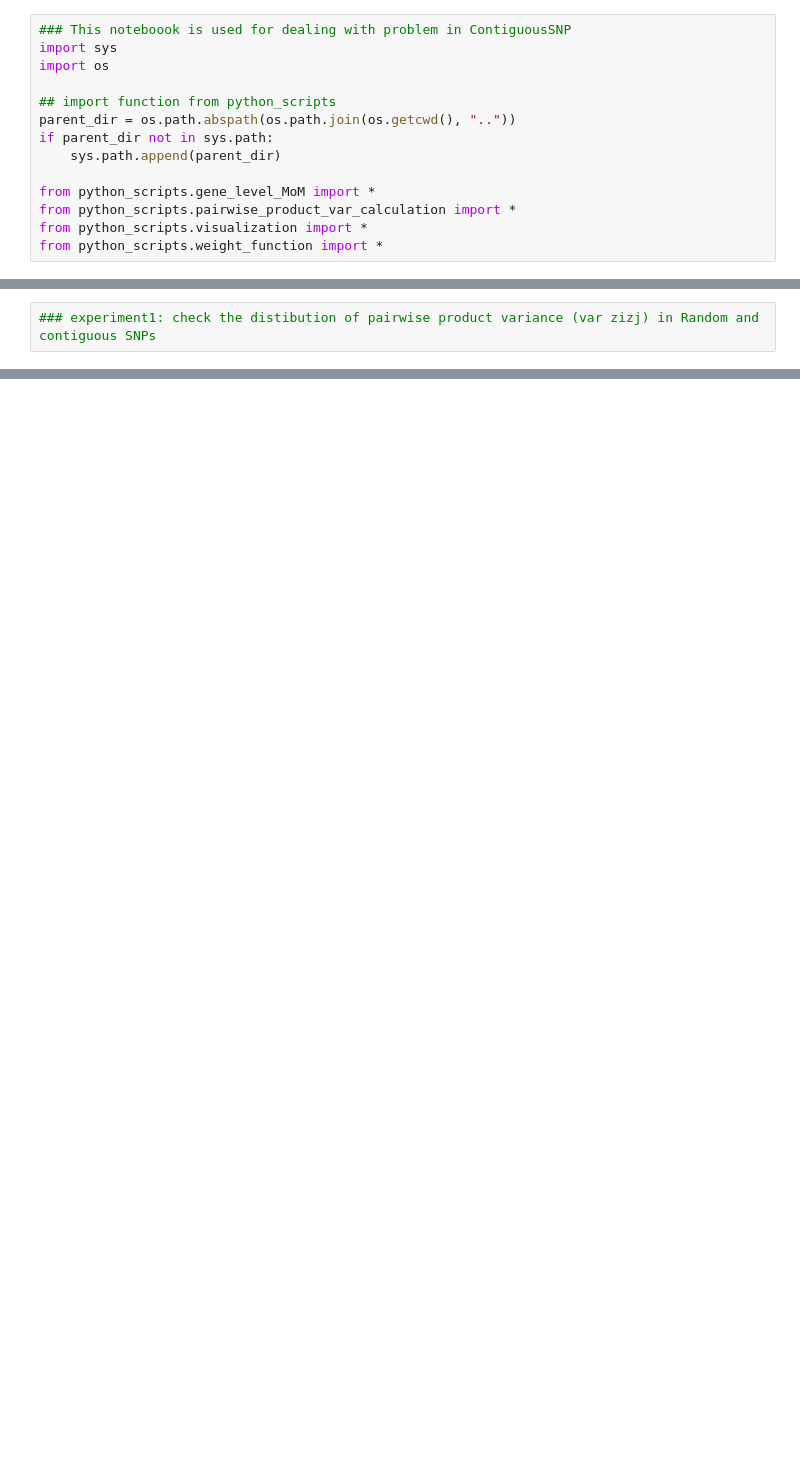
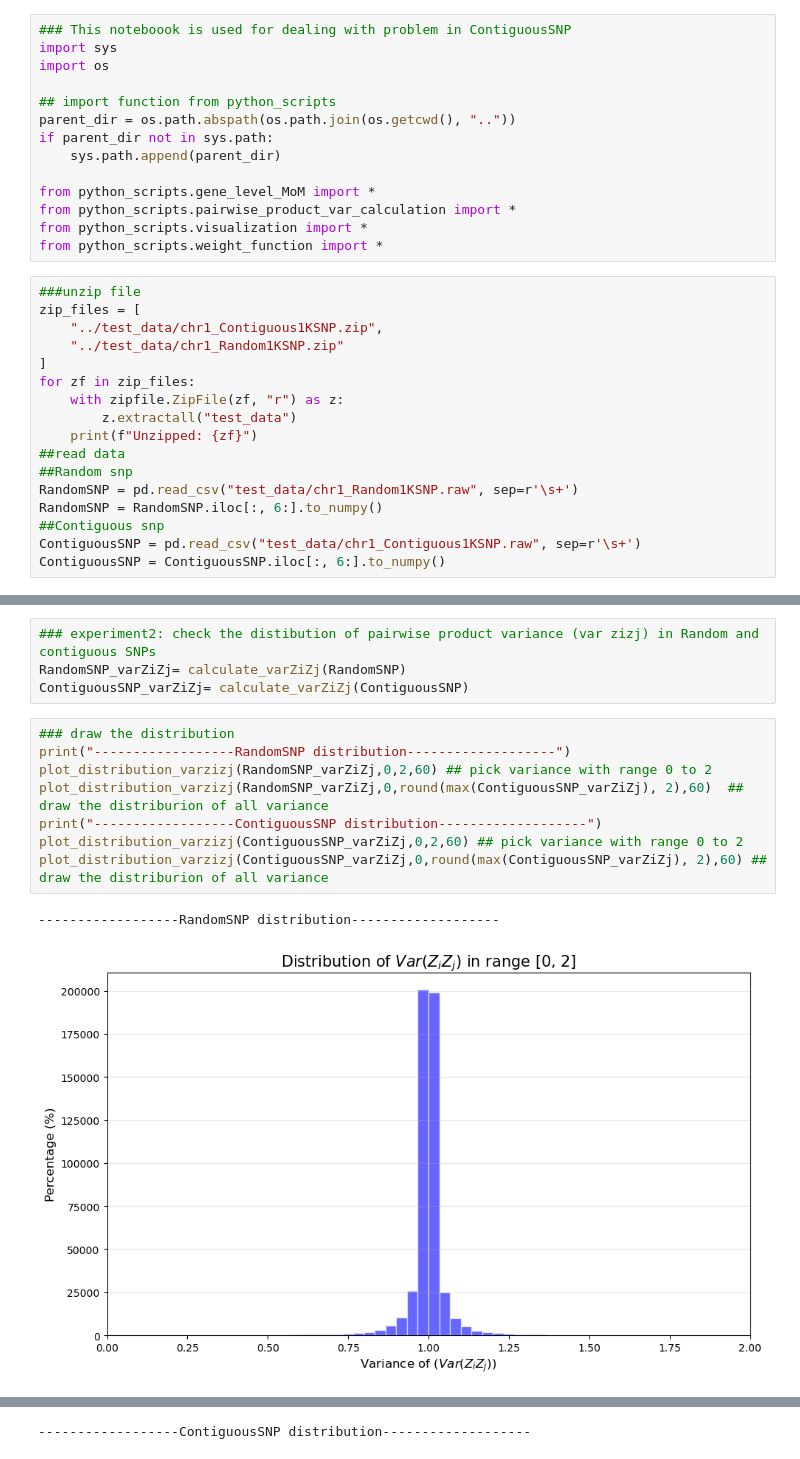
Before and after one commit to border-lab/Full-gene-level-GxG-Estimation, a Jupyter notebook: Experiments/solve_ContiguousSNP.ipynb, the cells around one changed output, grey strips where cells are left out. Drawn from its saved outputs; the diff is of its cells as text; blank space fills up the shorter version.

```diff
--- a/Experiments/solve_ContiguousSNP.ipynb
+++ b/Experiments/solve_ContiguousSNP.ipynb
@@ -12,6 +12,23 @@ from python_scripts.gene_level_MoM import *
 from python_scripts.pairwise_product_var_calculation import *
 from python_scripts.visualization import *
 from python_scripts.weight_function import *
+# %%
+###unzip file
+zip_files = [
+    "../test_data/chr1_Contiguous1KSNP.zip",
+    "../test_data/chr1_Random1KSNP.zip"
+]
+for zf in zip_files:
+    with zipfile.ZipFile(zf, "r") as z:
+        z.extractall("test_data")
+    print(f"Unzipped: {zf}")
+##read data
+##Random snp
+RandomSNP = pd.read_csv("test_data/chr1_Random1KSNP.raw", sep=r'\s+')
+RandomSNP = RandomSNP.iloc[:, 6:].to_numpy()
+##Contiguous snp
+ContiguousSNP = pd.read_csv("test_data/chr1_Contiguous1KSNP.raw", sep=r'\s+')
+ContiguousSNP = ContiguousSNP.iloc[:, 6:].to_numpy()
 # %%
 ### experiment1: can we use pi pj and cov_sigma ij  to represent pairwise product variance (var zizj).
 ### we simulate two SNP with AF pi pj and their cov sigmaij, if the formula apply to these, they should apply to all SNPs in real data
@@ -67,2 +88,15 @@ With the increase of sample size, the var(zizj) given by formule will approach e
 # %%
-### experiment1: check the distibution of pairwise product variance (var zizj) in Random and contiguous SNPs
+### experiment2: check the distibution of pairwise product variance (var zizj) in Random and contiguous SNPs
+RandomSNP_varZiZj= calculate_varZiZj(RandomSNP)
+ContiguousSNP_varZiZj= calculate_varZiZj(ContiguousSNP)
+# %%
+### draw the distribution
+print("------------------RandomSNP distribution-------------------")
+plot_distribution_varzizj(RandomSNP_varZiZj,0,2,60) ## pick variance with range 0 to 2
+plot_distribution_varzizj(RandomSNP_varZiZj,0,round(max(ContiguousSNP_varZiZj), 2),60)  ## draw the distriburion of all variance
+print("------------------ContiguousSNP distribution-------------------")
+plot_distribution_varzizj(ContiguousSNP_varZiZj,0,2,60) ## pick variance with range 0 to 2
+plot_distribution_varzizj(ContiguousSNP_varZiZj,0,round(max(ContiguousSNP_varZiZj), 2),60) ## draw the distriburion of all variance
+# %% [output]
+------------------RandomSNP distribution-------------------
+[figure, added]
@@ -68,0 +104 @@ With the increase of sample size, the var(zizj) given by formule will approach e
+------------------ContiguousSNP distribution-------------------
```
Also changed, not shown: parts of 2 cells of this notebook, 1 other file.
